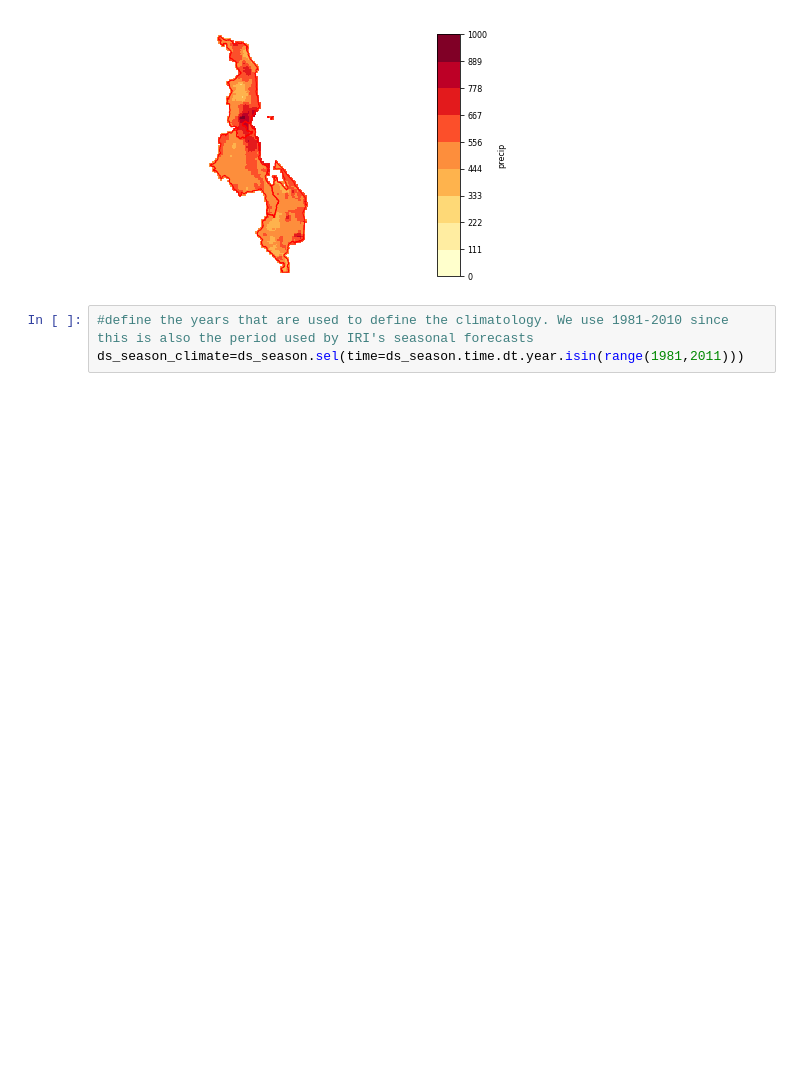
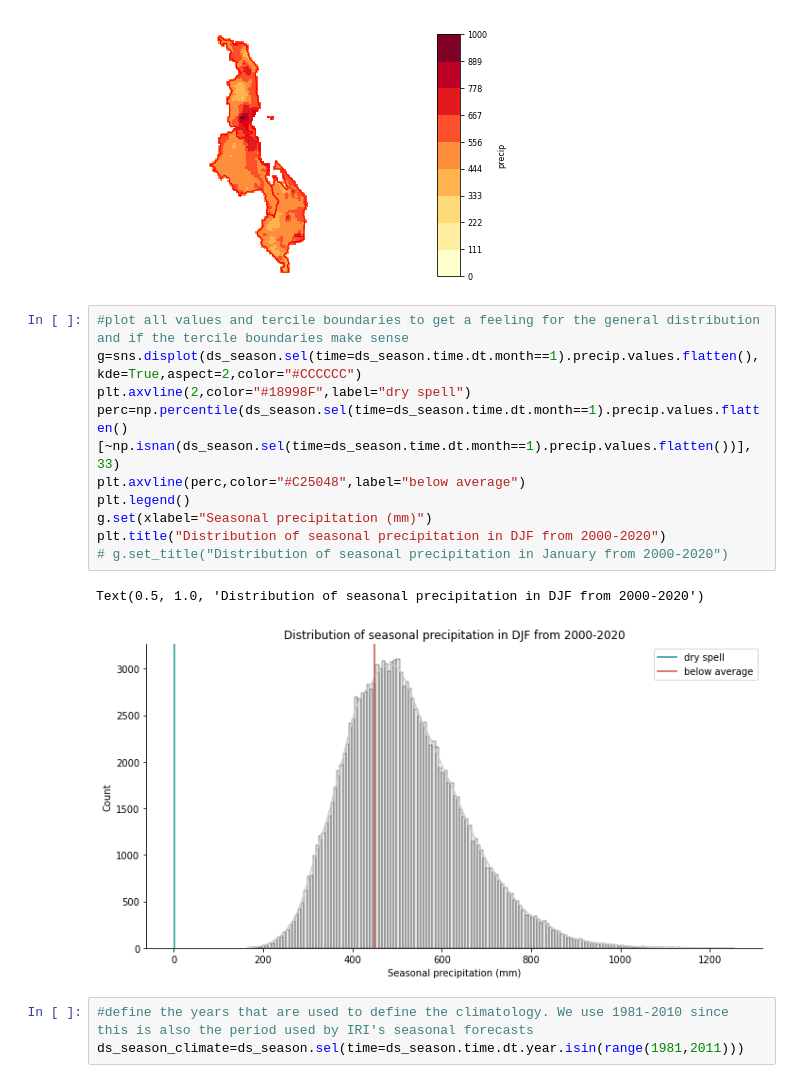
Before and after one commit to OCHA-DAP/pa-anticipatory-action, a Jupyter notebook: analyses/malawi/notebooks/mwi_observed_belowavg_precipitation.ipynb, the cells around one changed output. Saved outputs shown, nothing was run; the diff lists cells and outputs as text; blank space fills up the shorter version.

```diff
--- a/analyses/malawi/notebooks/mwi_observed_belowavg_precipitation.ipynb
+++ b/analyses/malawi/notebooks/mwi_observed_belowavg_precipitation.ipynb
@@ -207,6 +207,19 @@ fig=plot_raster_boundaries_clip([ds_season.rio.set_spatial_dims(x_dim=config.LON
 # %% [output]
 <Figure size 432x288 with 0 Axes>
 [figure]
+# %%
+#plot all values and tercile boundaries to get a feeling for the general distribution and if the tercile boundaries make sense
+g=sns.displot(ds_season.sel(time=ds_season.time.dt.month==1).precip.values.flatten(),kde=True,aspect=2,color="#CCCCCC")
+plt.axvline(2,color="#18998F",label="dry spell")
+perc=np.percentile(ds_season.sel(time=ds_season.time.dt.month==1).precip.values.flatten()[~np.isnan(ds_season.sel(time=ds_season.time.dt.month==1).precip.values.flatten())], 33)
+plt.axvline(perc,color="#C25048",label="below average")
+plt.legend()
+g.set(xlabel="Seasonal precipitation (mm)")
+plt.title("Distribution of seasonal precipitation in DJF from 2000-2020")
+# g.set_title("Distribution of seasonal precipitation in January from 2000-2020")
+# %% [output]
+Text(0.5, 1.0, 'Distribution of seasonal precipitation in DJF from 2000-2020')
+[figure, added]
 # %%
 #define the years that are used to define the climatology. We use 1981-2010 since this is also the period used by IRI's seasonal forecasts
 ds_season_climate=ds_season.sel(time=ds_season.time.dt.year.isin(range(1981,2011)))
```
Also changed, not shown: parts of 6 cells of this notebook, 1 other file.
